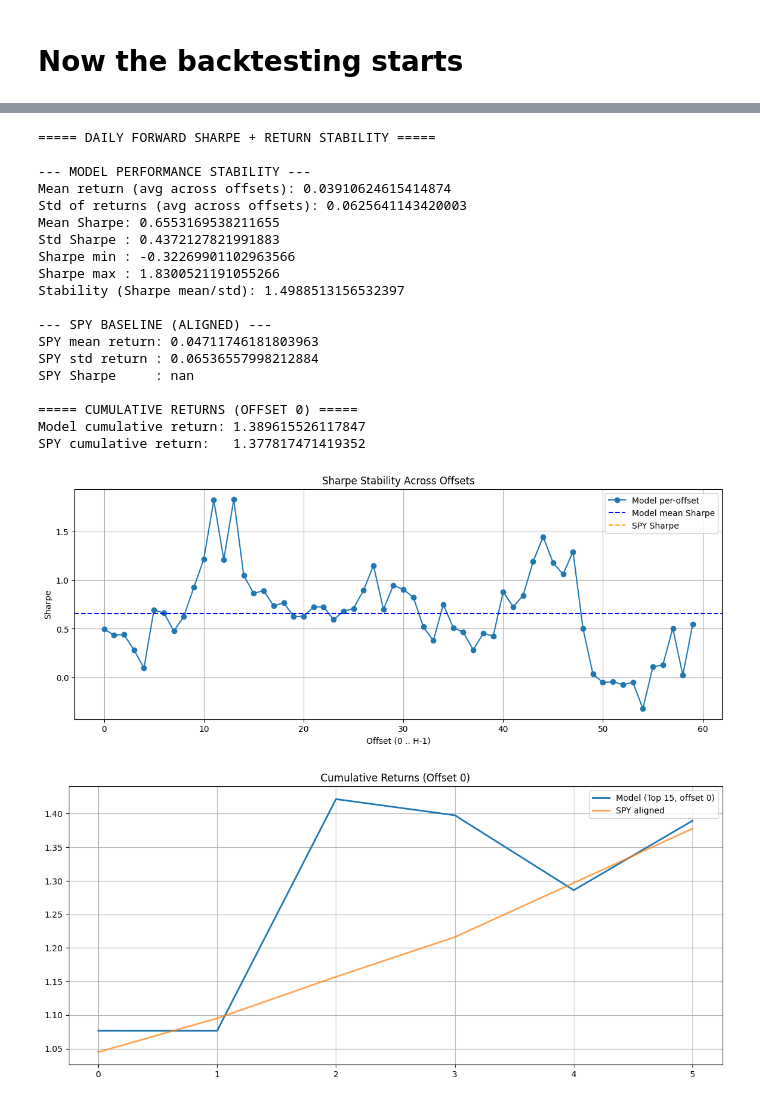
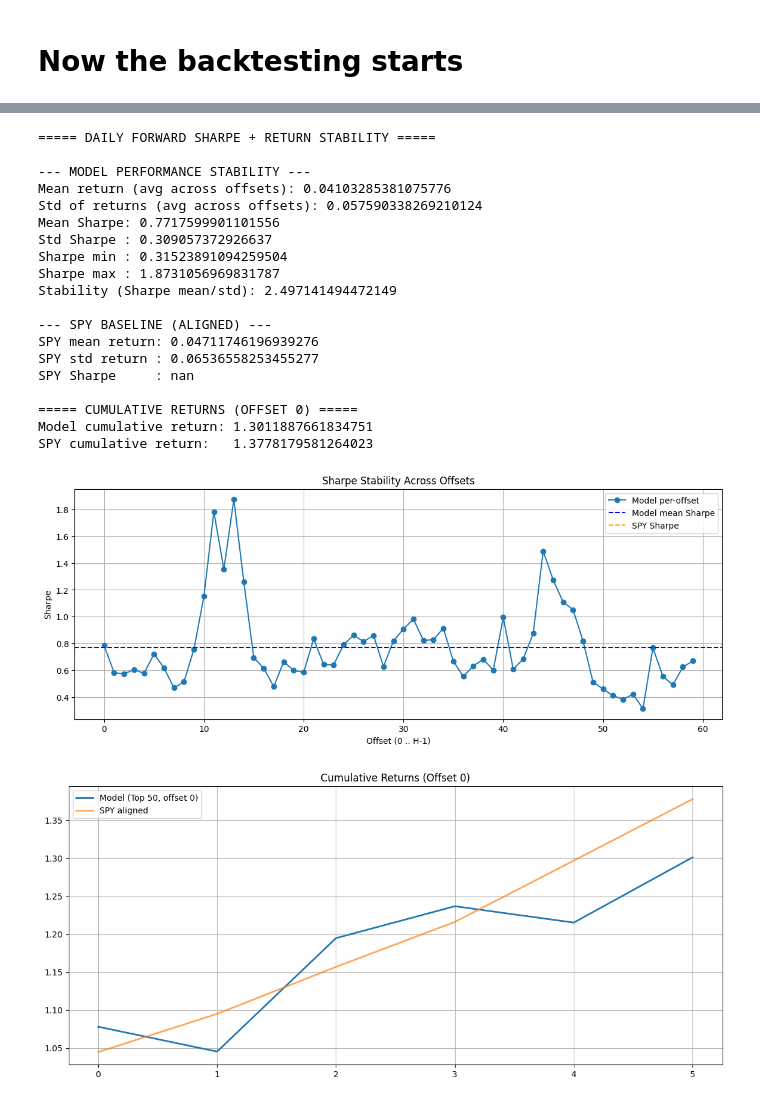
Before and after one commit to benyamin-naranjani/stock-forecasting-LSTM, a Jupyter notebook: lstm sp_all/Complete model based on price data - v1.ipynb, the cells around one changed output, grey strips where cells are left out. Cells and saved outputs as stored; diff of their text form; code cells hidden in the pictures.

```diff
--- a/lstm sp_all/Complete model based on price data - v1.ipynb
+++ b/lstm sp_all/Complete model based on price data - v1.ipynb
@@ -824,7 +824,7 @@ print("\n===== DAILY FORWARD SHARPE + RETURN STABILITY =====")
 # ========================
 # CONFIG FOR THIS EVAL
 # ========================
-TOP_K = 15     # <-- SET NUMBER OF STOCKS RIGHT HERE
+TOP_K = 50     # <-- SET NUMBER OF STOCKS RIGHT HERE
 H     = HORIZON
 
 
@@ -974,44 +974,44 @@ plt.plot(offset_sharpe_model, marker="o", label="Model per-offset")
 plt.axhline(np.nanmean(offset_sharpe_model), color="blue", linestyle="--", label="Model mean Sharpe")
 plt.axhline(compute_sharpe(spy_aligned), color="orange", linestyle="--", label="SPY Sharpe")
 plt.title("Sharpe Stability Across Offsets")
 plt.xlabel("Offset (0 .. H-1)")
 plt.ylabel("Sharpe")
 plt.grid(True)
 plt.legend()
 plt.show()
 
 
 # ============================================================
 # PLOT CUMULATIVE RETURNS
 # ============================================================
 
 plt.figure(figsize=(14,6))
 plt.plot(model_cum, label=f"Model (Top {TOP_K}, offset 0)", linewidth=2)
 plt.plot(spy_cum, label="SPY aligned", linewidth=2, alpha=0.7)
 plt.title("Cumulative Returns (Offset 0)")
 plt.grid(True)
 plt.legend()
 plt.show()
 # %% [output]
 ===== DAILY FORWARD SHARPE + RETURN STABILITY =====
 
 --- MODEL PERFORMANCE STABILITY ---
-Mean return (avg across offsets): 0.03910624615414874
-Std of returns (avg across offsets): 0.0625641143420003
-Mean Sharpe: 0.6553169538211655
-Std Sharpe : 0.4372127821991883
-Sharpe min : -0.32269901102963566
-Sharpe max : 1.8300521191055266
-Stability (Sharpe mean/std): 1.4988513156532397
+Mean return (avg across offsets): 0.04103285381075776
+Std of returns (avg across offsets): 0.057590338269210124
+Mean Sharpe: 0.7717599901101556
+Std Sharpe : 0.309057372926637
+Sharpe min : 0.31523891094259504
+Sharpe max : 1.8731056969831787
+Stability (Sharpe mean/std): 2.497141494472149
 
 --- SPY BASELINE (ALIGNED) ---
-SPY mean return: 0.04711746181803963
-SPY std return : 0.06536557998212884
+SPY mean return: 0.04711746196939276
+SPY std return : 0.06536558253455277
 SPY Sharpe     : nan
 
 ===== CUMULATIVE RETURNS (OFFSET 0) =====
-Model cumulative return: 1.389615526117847
-SPY cumulative return:   1.377817471419352
+Model cumulative return: 1.3011887661834751
+SPY cumulative return:   1.3778179581264023
-[figure, old version]
+[figure, new version]
-[figure, old version]
+[figure, new version]
 # %%
```
Also changed, not shown: parts of 7 cells of this notebook, 2 other files.
